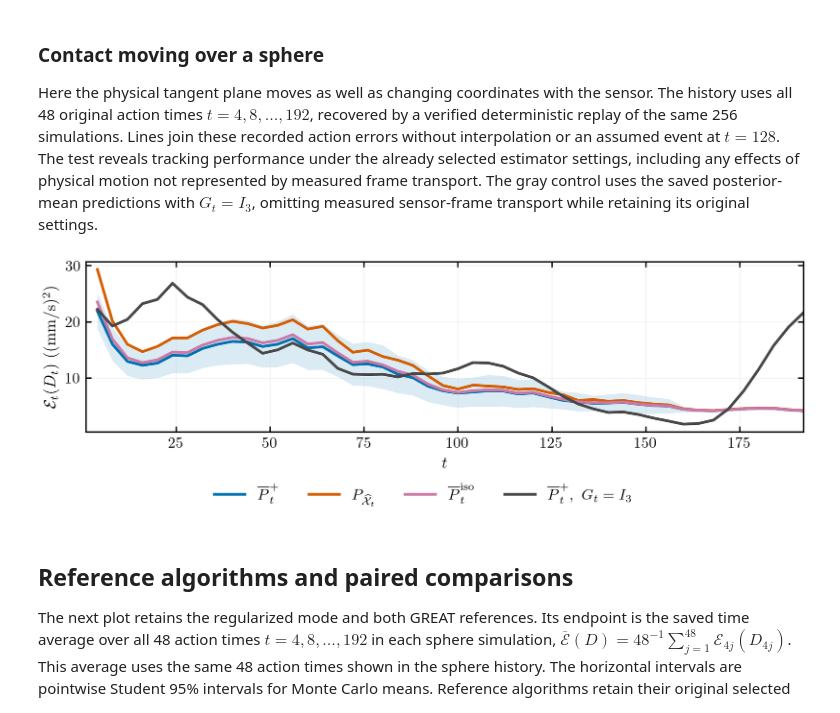
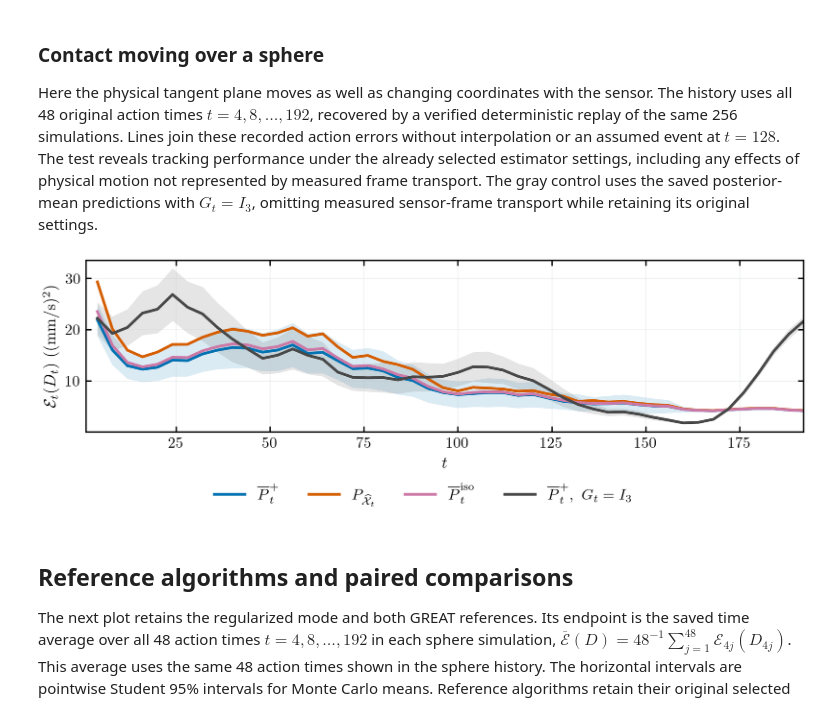
Before and after one commit to shreyasnb/Bayesian-ST, a Jupyter notebook: notebooks/contact_prediction_diagnostics.ipynb, the cells around one changed output. Cells and saved outputs as stored; diff of their text form; code cells hidden in the pictures.

Commit message:
Show saved identity-transport confidence band in contact figures

```diff
--- a/notebooks/contact_prediction_diagnostics.ipynb
+++ b/notebooks/contact_prediction_diagnostics.ipynb
@@ -175,39 +175,39 @@ for curve in record['curves']:
     method = curve['method']
     points = np.asarray(curve['points'], dtype=float)
     ax.plot(points[:, 0], points[:, 1], color=COLORS[method], label=LABELS[method], linestyle='-')
-    if method == 'mean':
+    if method in ('mean', 'mean_identity'):
         ax.fill_between(points[:,0], points[:,2], points[:,3],
-                        color=COLORS[method], alpha=.14, linewidth=0)
+                        color=COLORS[method], alpha=.14, linewidth=0, zorder=1)
 ax.set(xlabel=r'$t$', ylabel=r'$\mathcal E_t(D_t)$ $((\mathrm{mm}/\mathrm{s})^2)$',
        xlim=(1, int(record['T'])))
 BORDER_WIDTH = .9
 for spine in ax.spines.values():
     spine.set_visible(True)
     spine.set_linewidth(BORDER_WIDTH)
 ax.tick_params(axis='both', which='both', direction='in',
                top=True, right=True, bottom=True, left=True,
                labeltop=False, labelright=False, labelbottom=True, labelleft=True,
                width=BORDER_WIDTH)
 ax.xaxis.set_label_position('bottom')
 ax.yaxis.set_label_position('left')
 ax.grid(color='#BFC4C8', alpha=.30, linewidth=.45)
 fig.legend(*ax.get_legend_handles_labels(), loc='outside lower center',
            ncol=4, frameon=False, fontsize=LEGEND_FONT_SIZE)
 
 # Vector text/curves remain in the PDF; surfaces are rasterized at DPI.
 fig.get_layout_engine().set(h_pad=.04, w_pad=.04)
 if SAVE_PDF:
     PDF_PATH.parent.mkdir(parents=True, exist_ok=True)
     fig.savefig(PDF_PATH, dpi=DPI, bbox_inches='tight', pad_inches=.04)
     PNG_PATH = PDF_PATH.with_suffix('.png')
     fig.savefig(PNG_PATH, dpi=DPI, bbox_inches='tight', pad_inches=.04)
     DRAFT_PATH.parent.mkdir(parents=True, exist_ok=True)
     DRAFT_PATH.write_bytes(PDF_PATH.read_bytes())
     DRAFT_PNG_PATH = DRAFT_PATH.with_suffix('.png')
     DRAFT_PNG_PATH.write_bytes(PNG_PATH.read_bytes())
 plt.show()
 # %% [output]
-[figure, old version]
+[figure, new version]
 # %% [markdown]
 ## Reference algorithms and paired comparisons
 
```
Also changed, not shown: 13 other files.
